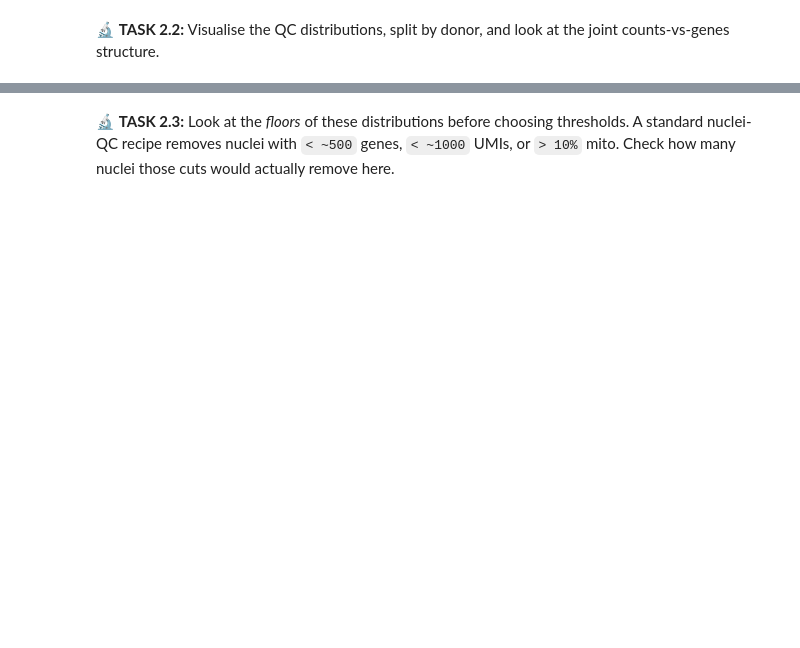
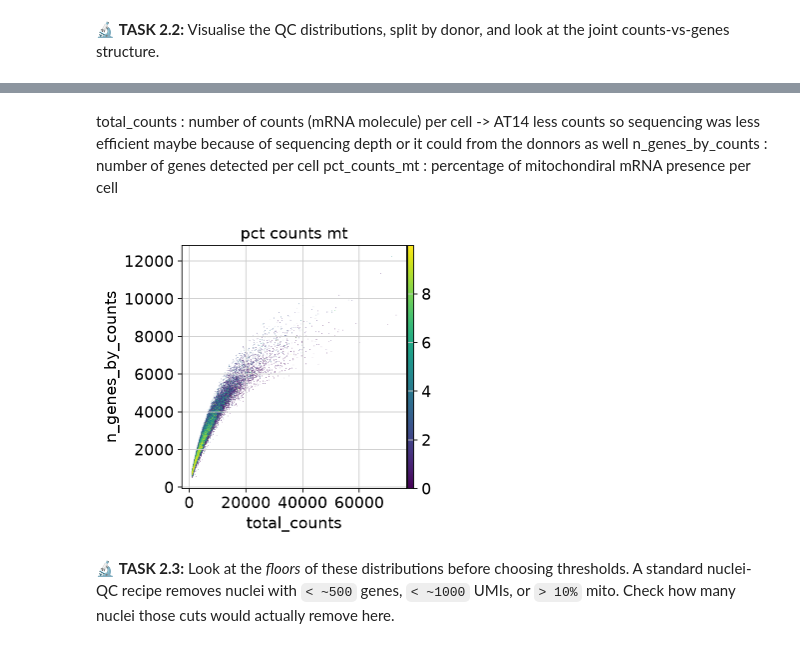
Before and after one commit to anaellle/gbm-space-c10, a Jupyter notebook: notebooks/level1/01_Anaelle.ipynb, the cells around one changed output, grey strips where cells are left out. Drawn from its saved outputs; the diff is of its cells as text; code cells hidden in the pictures; blank space fills up the shorter version.

```diff
--- a/notebooks/level1/01_Anaelle.ipynb
+++ b/notebooks/level1/01_Anaelle.ipynb
@@ -85,3 +219,11 @@ In human data, mitochondrial genes start with `MT-`. We also have a precomputed
+# %% [markdown]
+total_counts : number of counts (mRNA molecule) per cell -> AT14 less counts so sequencing was less efficient maybe because of sequencing depth or it could from the donnors as well
+n_genes_by_counts : number of genes detected per cell
+pct_counts_mt : percentage of mitochondiral mRNA presence per cell
+# %%
+sc.pl.scatter(adata, x='total_counts', y='n_genes_by_counts', color='pct_counts_mt')
+# %% [output]
+[figure, added]
 # %% [markdown]
 🔬 **TASK 2.3:** Look at the *floors* of these distributions before choosing thresholds. A standard nuclei-QC recipe removes nuclei with `< ~500` genes, `< ~1000` UMIs, or `> 10%` mito. Check how many nuclei those cuts would actually remove here.
 # %%
```
Also changed, not shown: parts of 67 cells of this notebook.
